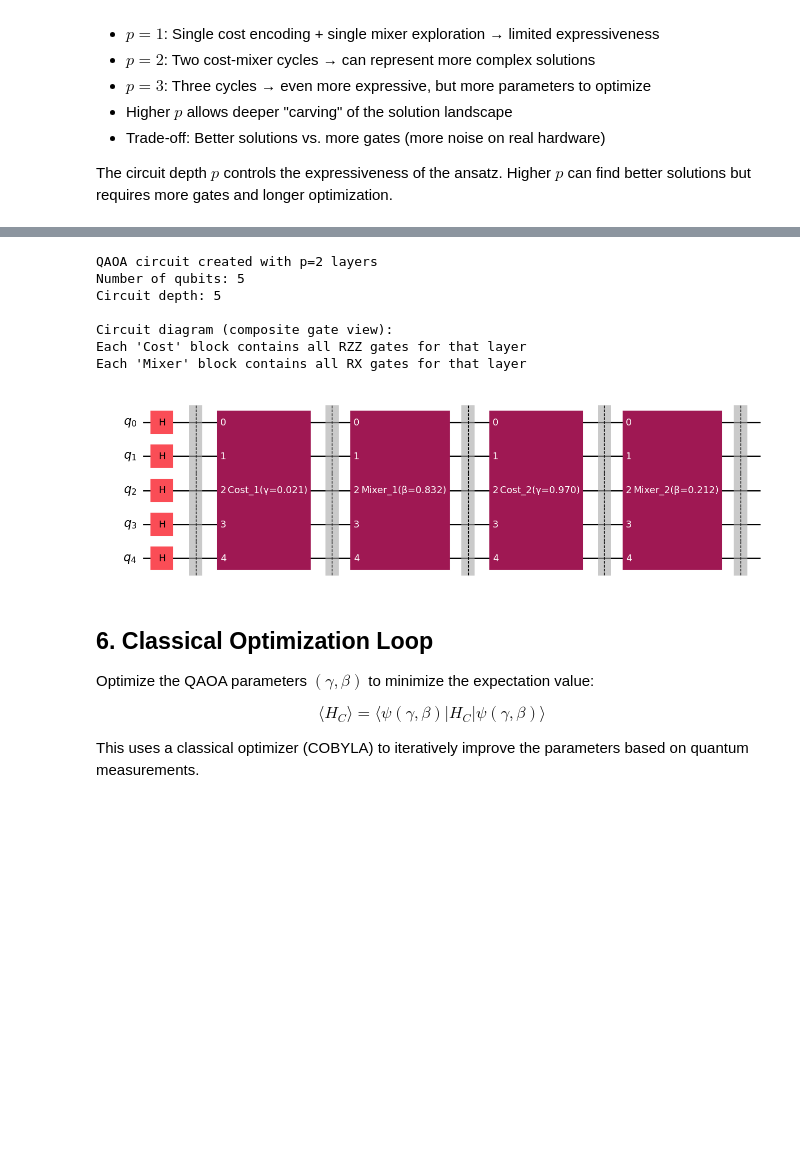
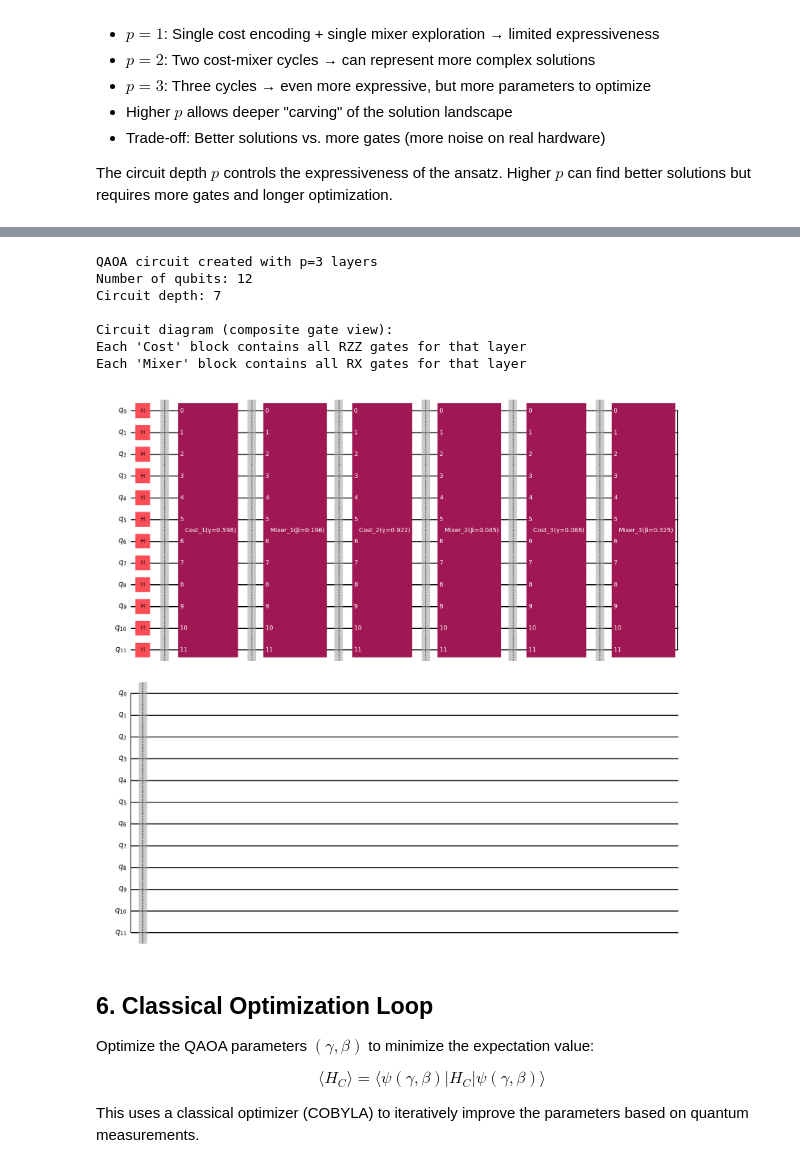
Before and after one commit to jparrado23/vqe_qaoa_quantum, a Jupyter notebook: notebooks/qaoa_maxcut.ipynb, the cells around one changed output, grey strips where cells are left out. Saved outputs shown, nothing was run; the diff lists cells and outputs as text; code cells hidden in the pictures; blank space fills up the shorter version.

Commit message:
QAOA notebook final

```diff
--- a/notebooks/qaoa_maxcut.ipynb
+++ b/notebooks/qaoa_maxcut.ipynb
@@ -96,7 +96,7 @@ def create_nnode_graph(n):
     return G
 
 # Create and visualize the graph (default: 9 nodes)
-n_nodes = 5
+n_nodes = 12
 graph = create_nnode_graph(n_nodes)
 
 print(f"Graph created with {graph.number_of_nodes()} nodes and {graph.number_of_edges()} edges")
@@ -374,38 +477,38 @@ def qaoa_circuit(graph, params, p=1, num_qubits=None, use_composite_gates=False)
 
             qc.barrier()
 
             # Mixer layer: e^(-i * beta * H_M)
             # Apply RX rotation on each qubit
             for qubit in range(num_qubits):
                 qc.rx(2 * betas[layer], qubit)
 
             qc.barrier()
 
     return qc
 
 # Test circuit with random parameters
-p = 2  # Number of QAOA layers
+p = 3  # Number of QAOA layers
 test_params = np.random.rand(2 * p)  # Random initial parameters
 
 # Create circuit with composite gates for clean visualization
 qc_test = qaoa_circuit(graph, test_params, p=p, use_composite_gates=True)
 
 print(f"QAOA circuit created with p={p} layers")
 print(f"Number of qubits: {qc_test.num_qubits}")
 print(f"Circuit depth: {qc_test.depth()}")
 print(f"\nCircuit diagram (composite gate view):")
 print("Each 'Cost' block contains all RZZ gates for that layer")
 print("Each 'Mixer' block contains all RX gates for that layer")
 qc_test.draw(output='mpl')
 # %% [output]
-QAOA circuit created with p=2 layers
-Number of qubits: 5
-Circuit depth: 5
+QAOA circuit created with p=3 layers
+Number of qubits: 12
+Circuit depth: 7
 
 Circuit diagram (composite gate view):
 Each 'Cost' block contains all RZZ gates for that layer
 Each 'Mixer' block contains all RX gates for that layer
-[figure, old version]
+[figure, new version]
 # %% [markdown]
 ## 6. Classical Optimization Loop
 
```
Also changed, not shown: parts of 23 cells of this notebook.
